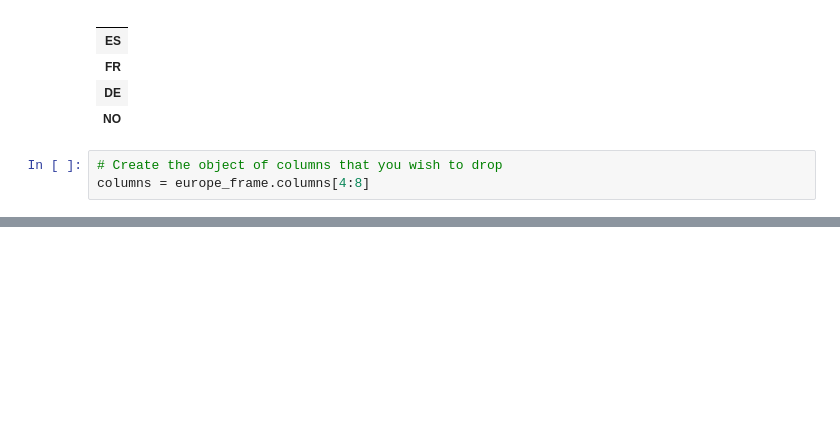
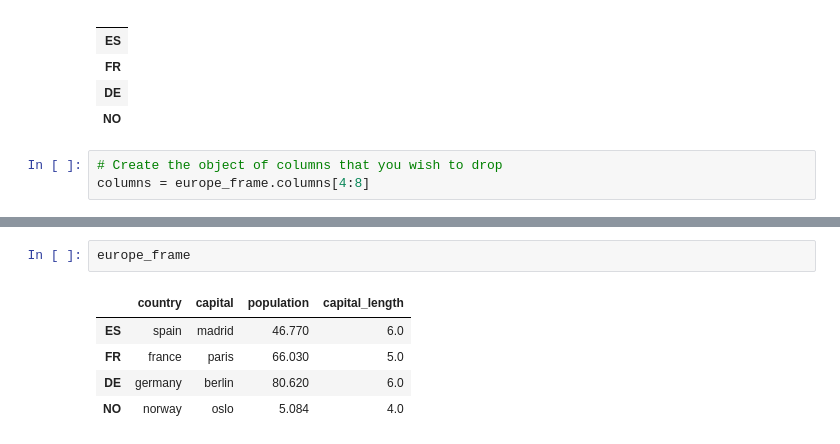
Before and after one commit to willcanniford/python-notes, a Jupyter notebook: pandas_notes/panda_basic_dict.ipynb, the cells around one changed output, grey strips where cells are left out. Cells and saved outputs as stored; diff of their text form; blank space fills up the shorter version.

```diff
--- a/pandas_notes/panda_basic_dict.ipynb
+++ b/pandas_notes/panda_basic_dict.ipynb
@@ -336,0 +341,8 @@ europe_frame.drop(columns, axis = 1)
+# %%
+europe_frame
+# %% [output]
+|  | country | capital | population | capital_length |
+| ES | spain | madrid | 46.770 | 6.0 |
+| FR | france | paris | 66.030 | 5.0 |
+| DE | germany | berlin | 80.620 | 6.0 |
+| NO | norway | oslo | 5.084 | 4.0 |
```
Also changed, not shown: parts of 16 cells of this notebook.
